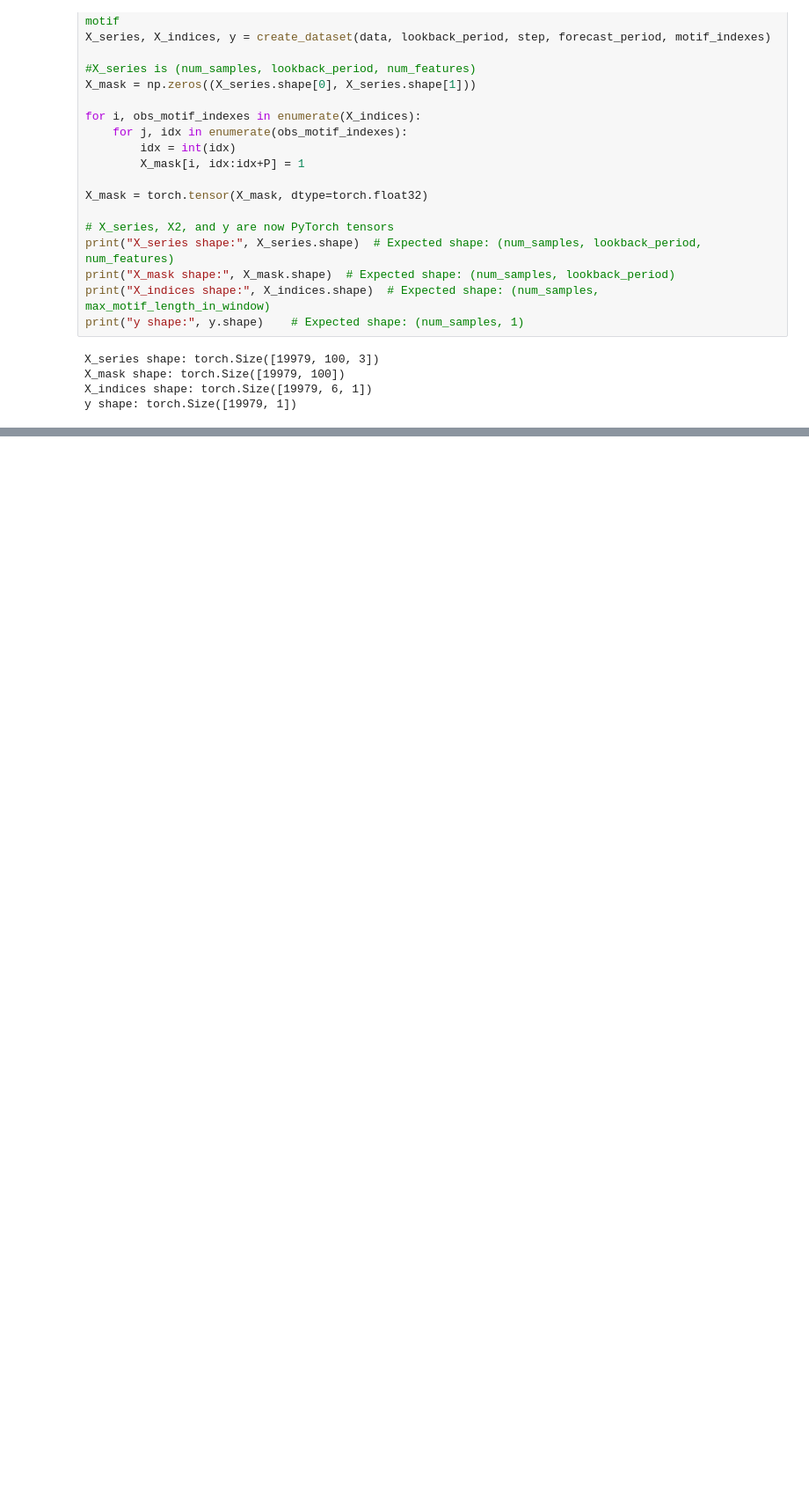
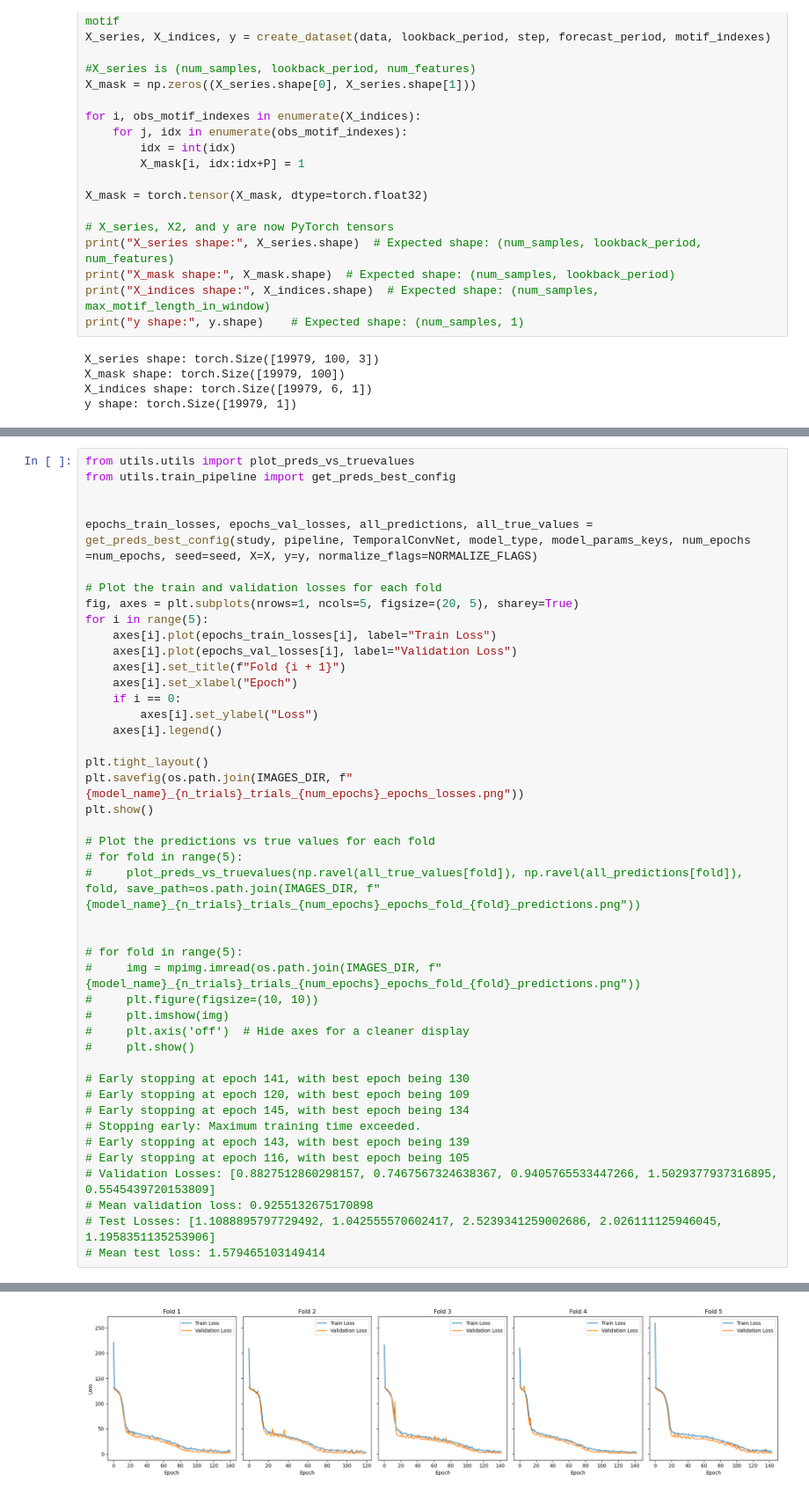
Before and after one commit to MiguelGarcaoSilva/motifpred, a Jupyter notebook: code/casestudy_syntheticdata1/casestudy_tcn.ipynb, the cells around one changed output, grey strips where cells are left out. Shown: that part at 88% size. Drawn from its saved outputs; the diff is of its cells as text; blank space fills up the shorter version.

```diff
--- a/code/casestudy_syntheticdata1/casestudy_tcn.ipynb
+++ b/code/casestudy_syntheticdata1/casestudy_tcn.ipynb
@@ -295,0 +337,45 @@ KeyboardInterrupt:
+# %%
+from utils.utils import plot_preds_vs_truevalues
+from utils.train_pipeline import get_preds_best_config
+
+
+epochs_train_losses, epochs_val_losses, all_predictions, all_true_values = get_preds_best_config(study, pipeline, TemporalConvNet, model_type, model_params_keys, num_epochs =num_epochs, seed=seed, X=X, y=y, normalize_flags=NORMALIZE_FLAGS)
+
+# Plot the train and validation losses for each fold
+fig, axes = plt.subplots(nrows=1, ncols=5, figsize=(20, 5), sharey=True)
+for i in range(5):
+    axes[i].plot(epochs_train_losses[i], label="Train Loss")
+    axes[i].plot(epochs_val_losses[i], label="Validation Loss")
+    axes[i].set_title(f"Fold {i + 1}")
+    axes[i].set_xlabel("Epoch")
+    if i == 0:
+        axes[i].set_ylabel("Loss")
+    axes[i].legend()
+
+plt.tight_layout()
+plt.savefig(os.path.join(IMAGES_DIR, f"{model_name}_{n_trials}_trials_{num_epochs}_epochs_losses.png"))
+plt.show()
+
+# Plot the predictions vs true values for each fold
+# for fold in range(5):
+#     plot_preds_vs_truevalues(np.ravel(all_true_values[fold]), np.ravel(all_predictions[fold]), fold, save_path=os.path.join(IMAGES_DIR, f"{model_name}_{n_trials}_trials_{num_epochs}_epochs_fold_{fold}_predictions.png"))
+
+
+# for fold in range(5):
+#     img = mpimg.imread(os.path.join(IMAGES_DIR, f"{model_name}_{n_trials}_trials_{num_epochs}_epochs_fold_{fold}_predictions.png"))
+#     plt.figure(figsize=(10, 10))
+#     plt.imshow(img)
+#     plt.axis('off')  # Hide axes for a cleaner display
+#     plt.show()
+
+# Early stopping at epoch 141, with best epoch being 130
+# Early stopping at epoch 120, with best epoch being 109
+# Early stopping at epoch 145, with best epoch being 134
+# Stopping early: Maximum training time exceeded.
+# Early stopping at epoch 143, with best epoch being 139
+# Early stopping at epoch 116, with best epoch being 105
+# Validation Losses: [0.8827512860298157, 0.7467567324638367, 0.9405765533447266, 1.5029377937316895, 0.5545439720153809]
+# Mean validation loss: 0.9255132675170898
+# Test Losses: [1.1088895797729492, 1.042555570602417, 2.5239341259002686, 2.026111125946045, 1.1958351135253906]
+# Mean test loss: 1.579465103149414
+# %% [output]
@@ -295,0 +394 @@ KeyboardInterrupt:
+[figure, added]
```
Also changed, not shown: parts of 7 cells of this notebook, 4 other files.
